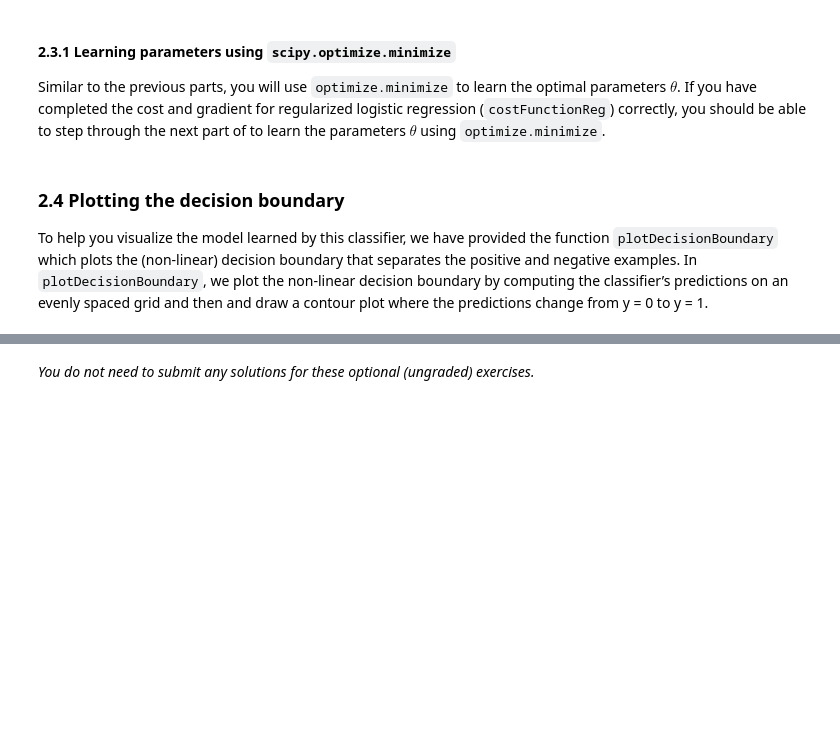
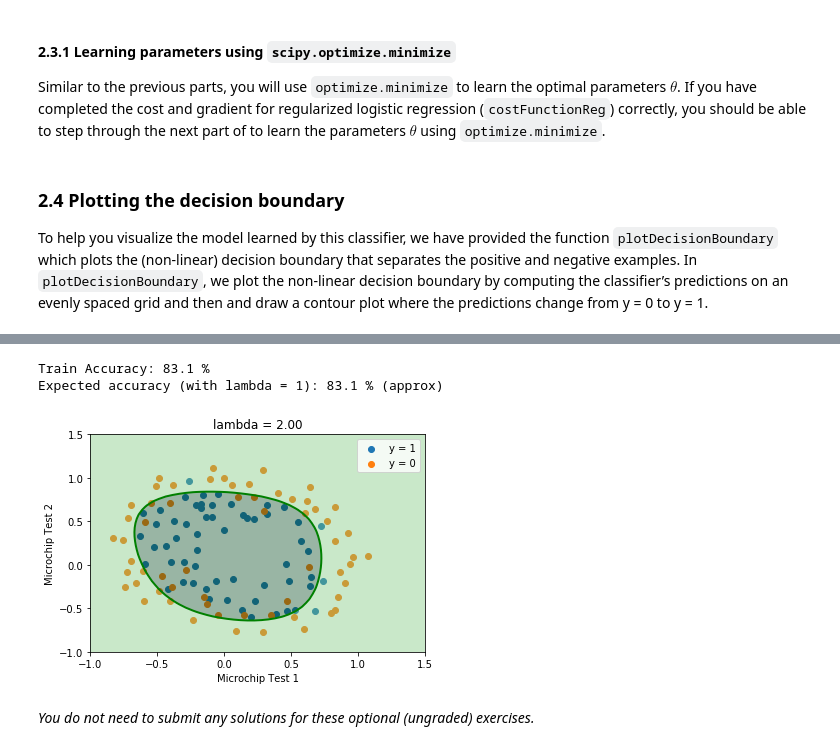
Before and after one commit to Dhanush123/mlcourse-coursera-pythonwork, a Jupyter notebook: Exercise2/exercise2.ipynb, the cells around one changed output, grey strips where cells are left out. Saved outputs shown, nothing was run; the diff lists cells and outputs as text; code cells hidden in the pictures; blank space fills up the shorter version.

```diff
--- a/Exercise2/exercise2.ipynb
+++ b/Exercise2/exercise2.ipynb
@@ -168,9 +172,7 @@ def sigmoid(z):
     g = np.zeros(z.shape)
 
     # ====================== YOUR CODE HERE ======================
-
-
-
+    g = 1 / (1 + np.exp(-z))
     # =============================================================
     return g
 # %% [markdown]
@@ -260,9 +278,9 @@ def costFunction(theta, X, y):
     grad = np.zeros(theta.shape)
 
     # ====================== YOUR CODE HERE ======================
-
-
-
+    predictions = sigmoid(np.dot(X,theta))
+    J = (1/m) * np.sum(np.dot(-y, np.log(predictions)) - np.dot(1-y, np.log(1-predictions)))
+    grad = (1/m) * np.dot(predictions-y, X)
     # =============================================================
     return J, grad
 # %% [markdown]
@@ -393,9 +451,7 @@ def predict(theta, X):
     p = np.zeros(m)
 
     # ====================== YOUR CODE HERE ======================
-
-
-
+    p = (sigmoid(np.dot(X,theta)) >= 0.5).astype(int)
     # ============================================================
     return p
 # %% [markdown]
@@ -522,9 +600,11 @@ def costFunctionReg(theta, X, y, lambda_):
     grad = np.zeros(theta.shape)
 
     # ===================== YOUR CODE HERE ======================
-
-
-
+    predictions = sigmoid(np.dot(X,theta))
+    regularization = (lambda_/(2*m)) * np.sum(theta[1:]**2)
+    J = ((1/m) * (np.sum(np.dot(-y, np.log(predictions)) - np.dot(1-y, np.log(1-predictions))))) + regularization
+    grad = (1/m) * np.dot(predictions-y, X)
+    grad[1:] += ((lambda_/m)*theta[1:])
     # =============================================================
     return J, grad
 # %% [markdown]
@@ -609,36 +721,40 @@ With a larger $\lambda$, you should see a plot that shows an simpler decision bo
 initial_theta = np.zeros(X.shape[1])
 
 # Set regularization parameter lambda to 1 (you should vary this)
-lambda_ = 1
+lambda_ = 2
 
 # set options for optimize.minimize
 options= {'maxiter': 100}
 
 res = optimize.minimize(costFunctionReg,
                         initial_theta,
                         (X, y, lambda_),
                         jac=True,
                         method='TNC',
                         options=options)
 
 # the fun property of OptimizeResult object returns
 # the value of costFunction at optimized theta
 cost = res.fun
 
 # the optimized theta is in the x property of the result
 theta = res.x
 
 utils.plotDecisionBoundary(plotData, theta, X, y)
 pyplot.xlabel('Microchip Test 1')
 pyplot.ylabel('Microchip Test 2')
 pyplot.legend(['y = 1', 'y = 0'])
 pyplot.grid(False)
 pyplot.title('lambda = %0.2f' % lambda_)
 
 # Compute accuracy on our training set
 p = predict(theta, X)
 
 print('Train Accuracy: %.1f %%' % (np.mean(p == y) * 100))
 print('Expected accuracy (with lambda = 1): 83.1 % (approx)\n')
+# %% [output]
+Train Accuracy: 83.1 %
+Expected accuracy (with lambda = 1): 83.1 % (approx)
+[figure, added]
 # %% [markdown]
 *You do not need to submit any solutions for these optional (ungraded) exercises.*
```
Also changed, not shown: parts of 13 cells of this notebook.
